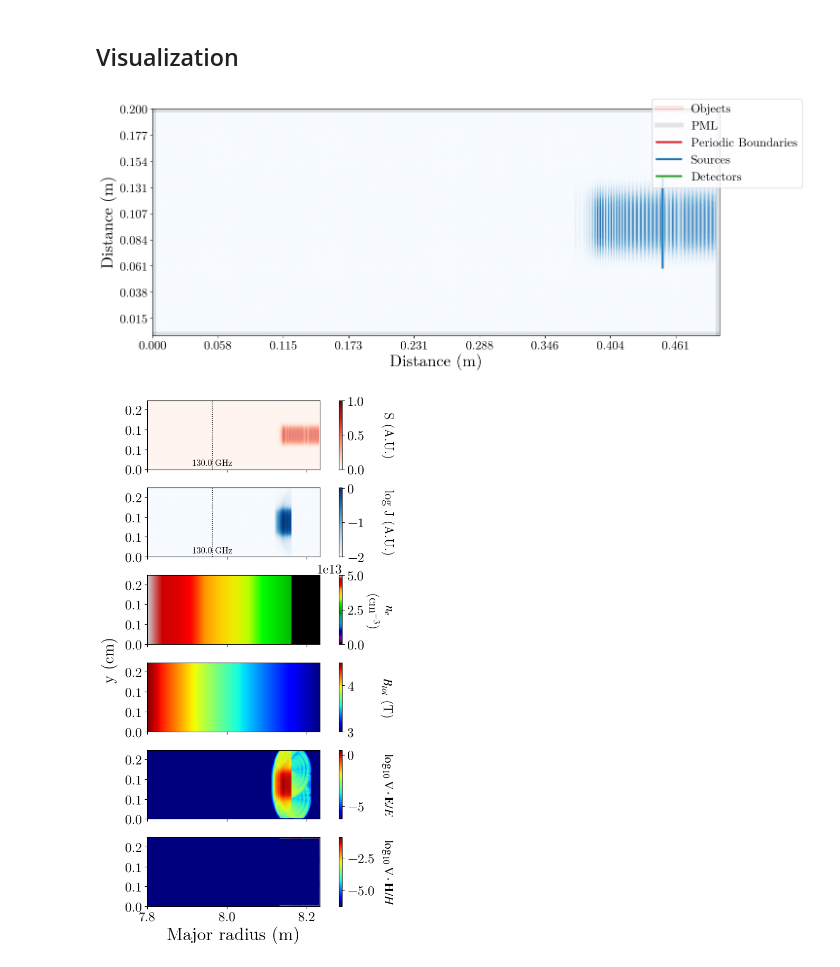
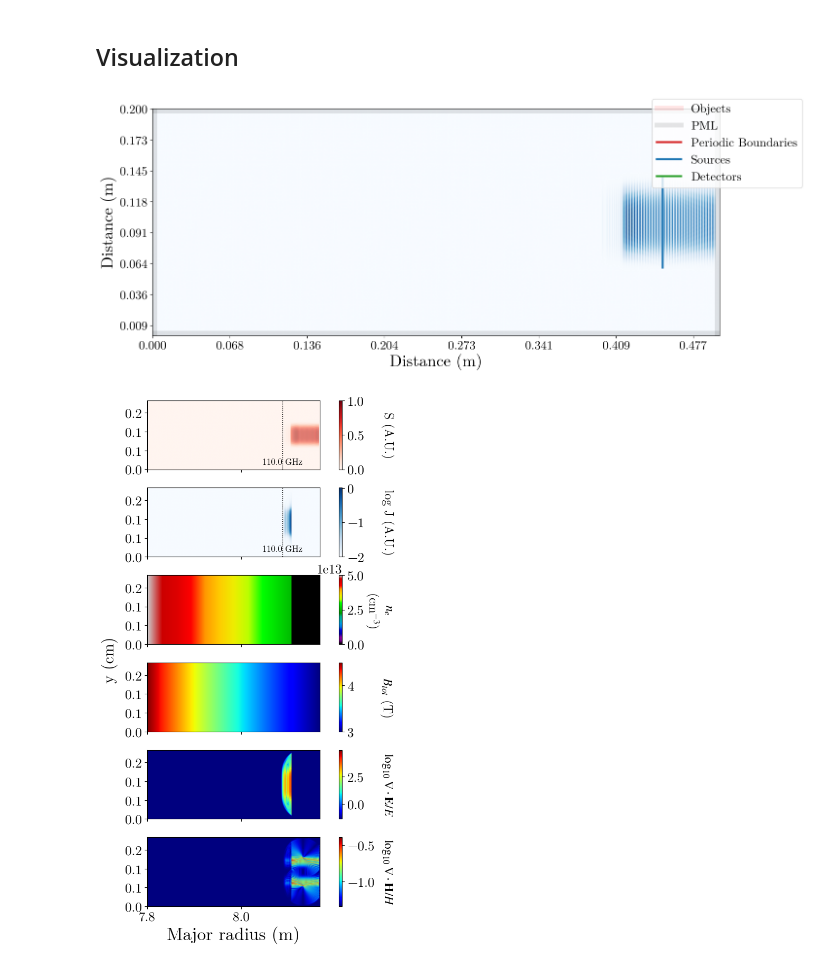
Before and after one commit to Pierre-Alexandre-Gourdain/fdtd, a Jupyter notebook: cutoff_test.ipynb, the cells around one changed output. Drawn from its saved outputs; the diff is of its cells as text; code cells hidden in the pictures.

```diff
--- a/cutoff_test.ipynb
+++ b/cutoff_test.ipynb
@@ -138,7 +140,7 @@ LIGHT_SPEED: float = 299_792_458.0  # [m/s] speed of light
 SCALE = 1
 DENSITY =5e19
 MAGNETIC_FIELD:float = 4.5
-FREQUENCY = 130e9
+FREQUENCY = 110e9
 WAVELENGTH = LIGHT_SPEED / FREQUENCY
 print(WAVELENGTH*1e3,' mm')
 # %% [output]
@@ -195,7 +197,7 @@ Courant Number  0.1
 # %% [markdown]
 boundaries
 # %%
-sigma=4000 #need to be around 400 or more for high frequencies or nu needs to be on the order of OMEGA
+sigma=40000 #need to be around 400 or more for high frequencies or nu needs to be on the order of OMEGA
 # grid[0, :, :] = fdtd.PMLBoundary(name="xbounds")
 grid[0:15*SCALE, :, :] = fdtd.PML(sigma=sigma,name="pml_xlow")
 grid[-15*SCALE:, :, :] = fdtd.PML(sigma=sigma,name="pml_xhigh")
@@ -224,13 +226,13 @@ objects
 # %% [markdown]
 ## Run simulation
 # %%
-grid.run(3e-10, progress_bar=True)
+grid.run(1e-10, progress_bar=True)
 # %% [markdown]
 ## Visualization
 # %%
 grid.visualize(cmap="Blues",z=0,index=1,scale=2,save=True,folder="./")
 # %% [output]
-[figure, old version]
+[figure, new version]
 # %%
 E_xy=(grid.E[:, :, 0, 0]**2+grid.E[:, :, 0, 1]**2)**0.5
 E_z=(grid.E[:, :, 0, 2]**2)**0.5
@@ -244,8 +246,8 @@ S_norm=bd.numpy(bd.sqrt((S ** 2).sum(axis=-1)))
 S_norm/=np.max(S_norm)+1e-20
 omega=bd.numpy(grid.omega[:,:,:,0])*1e-9
 OMEGA=bd.numpy(bd.sqrt((grid.OMEGA ** 2).sum(axis=-1)))*1e-9
-log_div_E=np.log(bd.numpy((bd.abs(divergence(grid.E))+1e-10)/(bd.norm(grid.E)+1e-10)+1e-10)/grid.grid_spacing)/np.log(10)
-log_div_H=np.log(bd.numpy((bd.abs(divergence(grid.H))+1e-10)/(bd.norm(grid.H)+1e-10)+1e-10)/grid.grid_spacing)/np.log(10)
+log_div_E_err=np.log(bd.numpy((bd.abs(divergence(grid.E)-grid.rho/eps0)+1e-5)/(bd.norm(grid.E)+1e-5)+1e-5)/grid.grid_spacing)/np.log(10)
+log_div_H_err=np.log(bd.numpy((bd.abs(divergence(grid.H))+1e-5)/(bd.norm(grid.H)+1e-5)+1e-5)/grid.grid_spacing)/np.log(10)
 # %%
 def printout(S,ax,title,colormap=plt.cm.Reds,plot_resonance=False):
     # Plot your electric field
@@ -289,29 +291,29 @@ def printout(S,ax,title,colormap=plt.cm.Reds,plot_resonance=False):
 # %%
 fig, axs = plt.subplots(6,figsize=(36,10),sharex=True)
 printout(S_norm,axs[0],"S (A.U.)",plt.cm.Reds,plot_resonance=True)
 printout(J_norm_log,axs[1],"log J (A.U.)",plt.cm.Blues,plot_resonance=True)
 # printout(omega/2./3.1416,axs[2],"$\\omega_{pe}$ (GHz)",plt.cm.nipy_spectral)
 # printout(OMEGA/2./3.1416,axs[3],"$\\Omega_e$ (GHz)",plt.cm.nipy_spectral)
 printout(bd.numpy(grid.n_e[:,:,0,0])/1e6,axs[2],"$n_e$\n(cm$^{-3}$)",plt.cm.nipy_spectral)
 printout(bd.numpy(grid.B_T[:,:,0,0]),axs[3],"$B_{tot}$ (T)",plt.cm.jet)
-printout(log_div_E[:,:,0,0],axs[4],r'$\log_{10} \nabla\cdot\mathbf{E}/E$',plt.cm.jet)
-printout(log_div_H[:,:,0,0],axs[5],r'$\log_{10} \nabla\cdot\mathbf{H}/H$',plt.cm.jet)
+printout(log_div_E_err[:,:,0,0],axs[4],r'$\log_{10} \nabla\cdot\mathbf{E}/E$',plt.cm.jet)
+printout(log_div_H_err[:,:,0,0],axs[5],r'$\log_{10} \nabla\cdot\mathbf{H}/H$',plt.cm.jet)
 plt.subplots_adjust(
     wspace=0.001,  # horizontal space between subplots
     hspace=0.1   # vertical space between subplots
 )
 fig.tight_layout(pad=0.003)
 plt.xlabel('Major radius (m)',rotation=0)
 fig.supylabel('y (cm)', rotation=90,position=(.725,.5))
 
 # plt.suptitle('$\\omega_0$ = '+f"{FREQUENCY*1e-9:.1f}"+' GHz',position=(.85,1.1),size=20)
 plt.savefig("out.png",
                bbox_inches='tight',
                transparent=False,
                pad_inches=.1)
 plt.show()
 # %% [output]
-[figure, old version]
+[figure, new version]
 # %%
 fig, axes = plt.subplots(3, 3, squeeze=False)
 titles = ["Ex: xy", "Ey: xy", "Ez: xy", "Hx: xy", "Hy: xy", "Hz: xy", "Jx: xy", "Jy: xy", "Jz: xy"]
```
Also changed, not shown: parts of 11 cells of this notebook, 2 other files.
